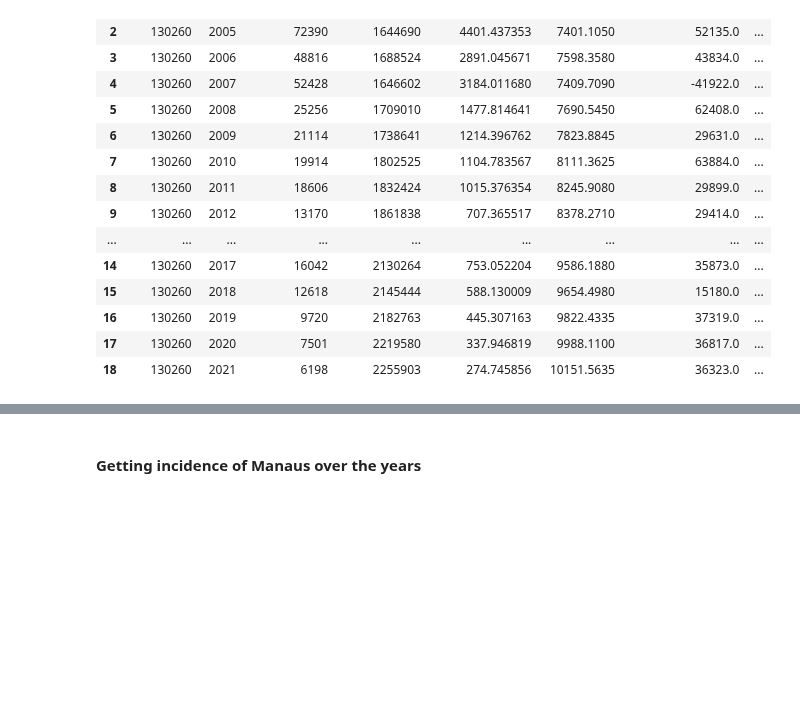
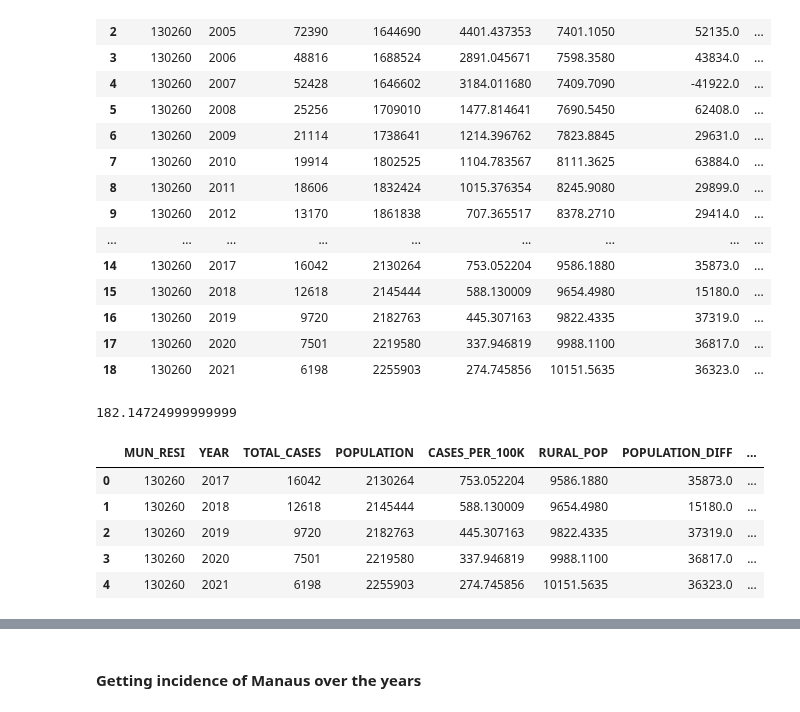
Before and after one commit to RaphaLevy/Study_on_Malaria_dynamics, a Jupyter notebook: sivep_data/SIVEP_Data.ipynb, the cells around one changed output, grey strips where cells are left out. Drawn from its saved outputs; the diff is of its cells as text; code cells hidden in the pictures; blank space fills up the shorter version.

```diff
--- a/sivep_data/SIVEP_Data.ipynb
+++ b/sivep_data/SIVEP_Data.ipynb
@@ -910,3 +910,18 @@ See the caveats in the documentation: https://pandas.pydata.org/pandas-docs/stab
 | 16 | 130260 | 2019 | 9720 | 2182763 | 445.307163 | 9822.4335 | 37319.0 | ... |
 | 17 | 130260 | 2020 | 7501 | 2219580 | 337.946819 | 9988.1100 | 36817.0 | ... |
 | 18 | 130260 | 2021 | 6198 | 2255903 | 274.745856 | 10151.5635 | 36323.0 | ... |
+# %%
+manaus_pop_difference_df.loc[1:18, 'RURAL_POP_DIFF'].mean()
+# %% [output]
+182.14724999999999
+# %%
+manaus_2017_2021_df = manaus_pop_difference_df[manaus_pop_difference_df.get('YEAR')>=2017]
+manaus_2017_2021_df = manaus_2017_2021_df.reset_index().drop(columns=['index'])
+manaus_2017_2021_df
+# %% [output]
+|  | MUN_RESI | YEAR | TOTAL_CASES | POPULATION | CASES_PER_100K | RURAL_POP | POPULATION_DIFF | ... |
+| 0 | 130260 | 2017 | 16042 | 2130264 | 753.052204 | 9586.1880 | 35873.0 | ... |
+| 1 | 130260 | 2018 | 12618 | 2145444 | 588.130009 | 9654.4980 | 15180.0 | ... |
+| 2 | 130260 | 2019 | 9720 | 2182763 | 445.307163 | 9822.4335 | 37319.0 | ... |
+| 3 | 130260 | 2020 | 7501 | 2219580 | 337.946819 | 9988.1100 | 36817.0 | ... |
+| 4 | 130260 | 2021 | 6198 | 2255903 | 274.745856 | 10151.5635 | 36323.0 | ... |
```
Also changed, not shown: parts of 8 cells of this notebook.
